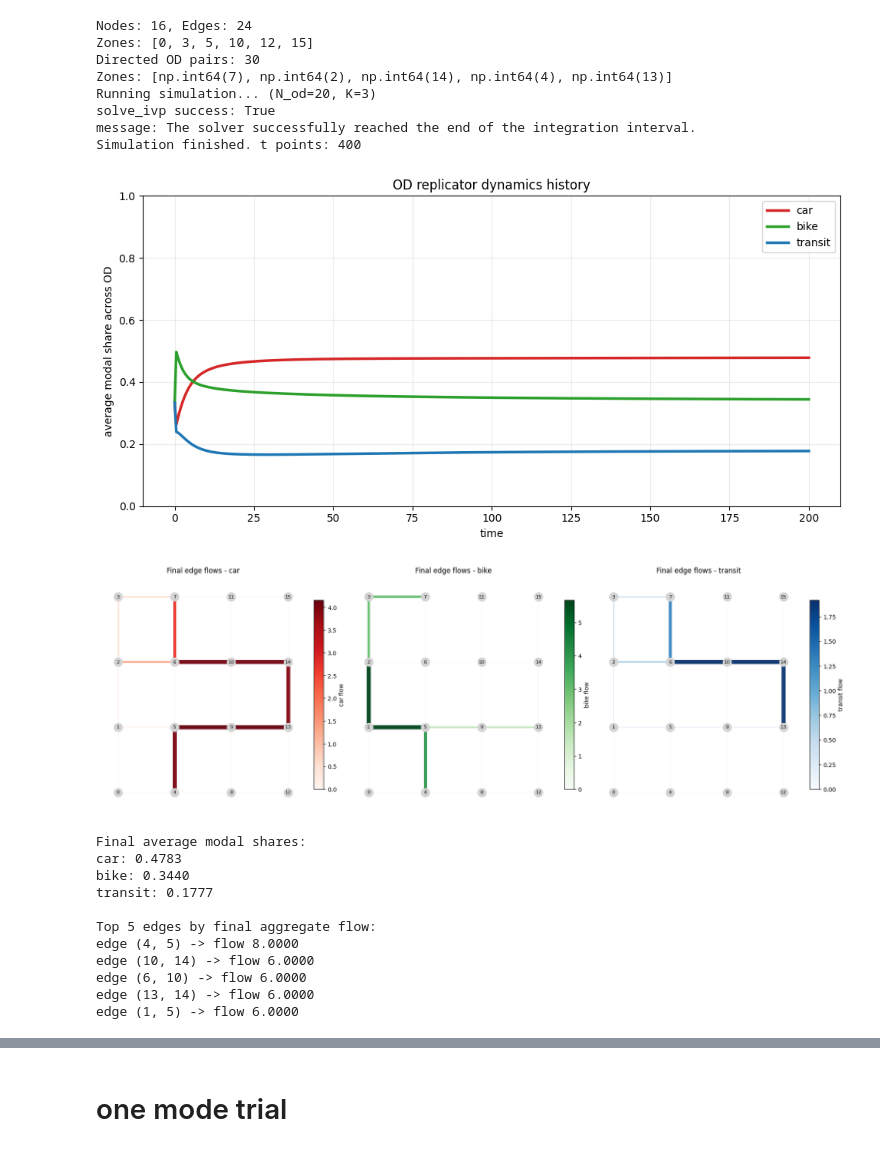
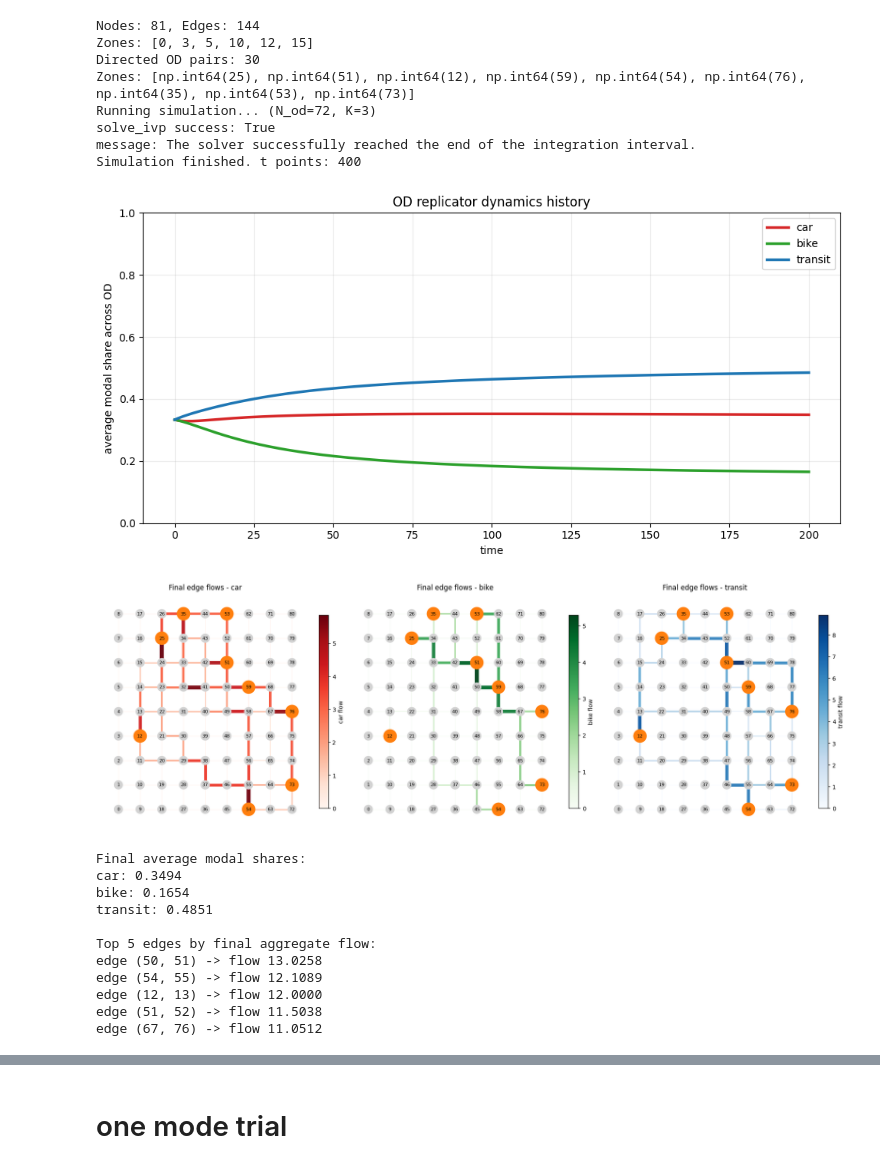
Before and after one commit to alessiopitteri/network_congestion_game, a Jupyter notebook: cg_od.ipynb, the cells around one changed output, grey strips where cells are left out. Saved outputs shown, nothing was run; the diff lists cells and outputs as text; code cells hidden in the pictures.

Commit message:
nice plots

```diff
--- a/cg_od.ipynb
+++ b/cg_od.ipynb
@@ -14,9 +14,9 @@ import matplotlib.pyplot as plt
 # GRAPH GENERATION
 # ============================================================
 
-np.random.seed(1)
+# np.random.seed(1)
 
-G_grid = nx.grid_2d_graph(4, 4)
+G_grid = nx.grid_2d_graph(9, 9)
 G = nx.convert_node_labels_to_integers(
     G_grid,
     label_attribute="coord",
@@ -54,11 +54,13 @@ print(f"Directed OD pairs: {len(zones) * (len(zones) - 1)}")
 # EDGE PARAMETERS
 # ============================================================
 
-lengths = np.random.exponential(scale=200.0, size=E)  # meters
-n_lanes = np.random.randint(1, 2, size=E)
-vehicle_length = 5.0  # meters
+# lengths = np.random.exponential(scale=200.0, size=E)  # meters
+lengths = np.ones(E) * 100.0  # uniform lengths for simplicity
+# just 1 lane per edge for simplicity, can be randomized if desired
+n_lanes = np.ones(E, dtype=int)
+vehicle_length = 10.0  # meters
 transit_vehicle_length = 10.0  # meters
-bike_length = 2.0  # meters
+bike_length = 10.0  # meters
 
 # Mode-dependent capacities: vehicles per edge per mode
 capacities_car = lengths * n_lanes / vehicle_length
@@ -66,15 +68,18 @@ capacities_bike = lengths * n_lanes / bike_length
 capacities_transit = lengths * n_lanes / transit_vehicle_length
 capacities = np.column_stack([capacities_car, capacities_bike, capacities_transit])  # shape (E,K)
 
-car_speed = np.full(E, 50.0 / 3.6)  # 50 km/h → m/s
-bike_speed = np.full(E, 12.0 / 3.6)  # 12 km/h → m/s
-transit_speed = np.full(E, 25.0 / 3.6)  # 25 km/h → m/s
+# car_speed = np.full(E, 50.0 / 3.6)  # 50 km/h → m/s
+car_speed = np.random.normal(loc=50.0 / 3.6, scale=5.0 / 3.6, size=E)  # add some variability to speeds
+# bike_speed = np.full(E, 12.0 / 3.6)  # 12 km/h → m/s
+bike_speed = np.random.normal(loc=12.0 / 3.6, scale=2.0 / 3.6, size=E)  # add some variability to speeds
+# transit_speed = np.full(E, 25.0 / 3.6)  # 25 km/h → m/s
+transit_speed = np.random.normal(loc=25.0 / 3.6, scale=5.0 / 3.6, size=E)  # add some variability to speeds
 free_flow_speeds = np.column_stack([car_speed, bike_speed, transit_speed])  # shape (E,K)
 
 interaction_matrix = np.array([
     [60.0,  5.0, 10.0],   # impact on su car from [car, bike, transit] (s per unit density)
     [ 2.0, 10.0,  3.0],   # impact on bike
-    [20.0,  5.0, 30.0],   # impact on transit
+    [10.0,  5.0, 30.0],   # impact on transit
 ])
 
 # pick a small set of zones from graph nodes
@@ -82,7 +87,7 @@ nodes = list(G.nodes())
 if len(nodes) <= 6:
     zones = nodes
 else:
-    zones = list(np.random.choice(nodes, size=5, replace=False))
+    zones = list(np.random.choice(nodes, size=9, replace=False))
 print('Zones:', zones)
 
 # build model
@@ -92,7 +97,7 @@ model = ODReplicatorNetwork(
     edge_lengths=lengths,
     edge_capacities=capacities,
     free_flow_speeds=free_flow_speeds,
-    rho=0.01,
+    rho=0.001,
     interaction_matrix=interaction_matrix,
     od_demands=np.random.uniform(1, 1, size=(len(zones) * (len(zones) - 1),))
 )
@@ -117,11 +122,11 @@ t, X = model.simulate(x0, t_span=(0, 200), n_steps=400)
 
 print('Simulation finished. t points:', len(t))
 # %% [output]
-Nodes: 16, Edges: 24
+Nodes: 81, Edges: 144
 Zones: [0, 3, 5, 10, 12, 15]
 Directed OD pairs: 30
-Zones: [np.int64(7), np.int64(2), np.int64(14), np.int64(4), np.int64(13)]
-Running simulation... (N_od=20, K=3)
+Zones: [np.int64(25), np.int64(51), np.int64(12), np.int64(59), np.int64(54), np.int64(76), np.int64(35), np.int64(53), np.int64(73)]
+Running simulation... (N_od=72, K=3)
 solve_ivp success: True
 message: The solver successfully reached the end of the integration interval.
 Simulation finished. t points: 400
@@ -174,9 +179,18 @@ for m, ax in enumerate(axes):
 
     norm = plt.Normalize(vmin=edge_values.min(), vmax=edge_values.max() + 1e-12)
     edge_widths = 1.0 + 6.0 * norm(edge_values)
+    # Color nodes: OD zones in orange, others in gray
+    node_colors = ['tab:orange' if n in zones else 'lightgray' for n in G.nodes()]
+    node_sizes = [500 if n in zones else 220 for n in G.nodes()]
 
+    '''nx.draw_networkx_nodes(
+        G, pos=pos, node_size=node_sizes, node_color=node_colors
+    )
+    nx.draw_networkx_labels(
+        G, pos=pos, font_size=8, font_weight='bold'
+    )'''
     nx.draw_networkx_nodes(
-        G, pos=pos, node_size=220, node_color="lightgray", ax=ax
+        G, pos=pos, node_size=node_sizes, node_color=node_colors, ax=ax
     )
     nx.draw_networkx_labels(
         G, pos=pos, font_size=8, ax=ax
@@ -187,43 +201,43 @@ for m, ax in enumerate(axes):
         edgelist=edges,
         width=edge_widths,
         edge_color=edge_values,
         edge_cmap=mode_cmaps[mode_name],
         alpha=0.95,
         ax=ax,
     )
 
     sm = plt.cm.ScalarMappable(cmap=mode_cmaps[mode_name], norm=norm)
     plt.colorbar(sm, ax=ax, fraction=0.046, pad=0.04, label=f"{mode_name} flow")
 
     ax.set_title(f"Final edge flows - {mode_name}")
     ax.axis("off")
 
 plt.show()
 
 # ============================================================
 # QUICK NUMERIC SUMMARY
 # ============================================================
 
 print("\nFinal average modal shares:")
 for m, name in enumerate(mode_names):
     print(f"{name}: {mode_history[-1, m]:.4f}")
 
 agg_flows = final_mode_flows.sum(axis=1)
 top_edges = np.argsort(agg_flows)[-5:][::-1]
 print("\nTop 5 edges by final aggregate flow:")
 for idx in top_edges:
     print(f"edge {edges[idx]} -> flow {agg_flows[idx]:.4f}")
 # %% [output]
-[figure, old version]
+[figure, new version]
-[figure, old version]
+[figure, new version]
 Final average modal shares:
-car: 0.4783
-bike: 0.3440
-transit: 0.1777
+car: 0.3494
+bike: 0.1654
+transit: 0.4851
 
 Top 5 edges by final aggregate flow:
-edge (4, 5) -> flow 8.0000
-edge (10, 14) -> flow 6.0000
-edge (6, 10) -> flow 6.0000
-edge (13, 14) -> flow 6.0000
-edge (1, 5) -> flow 6.0000
+edge (50, 51) -> flow 13.0258
+edge (54, 55) -> flow 12.1089
+edge (12, 13) -> flow 12.0000
+edge (51, 52) -> flow 11.5038
+edge (67, 76) -> flow 11.0512
```
Also changed, not shown: parts of 8 cells of this notebook.
